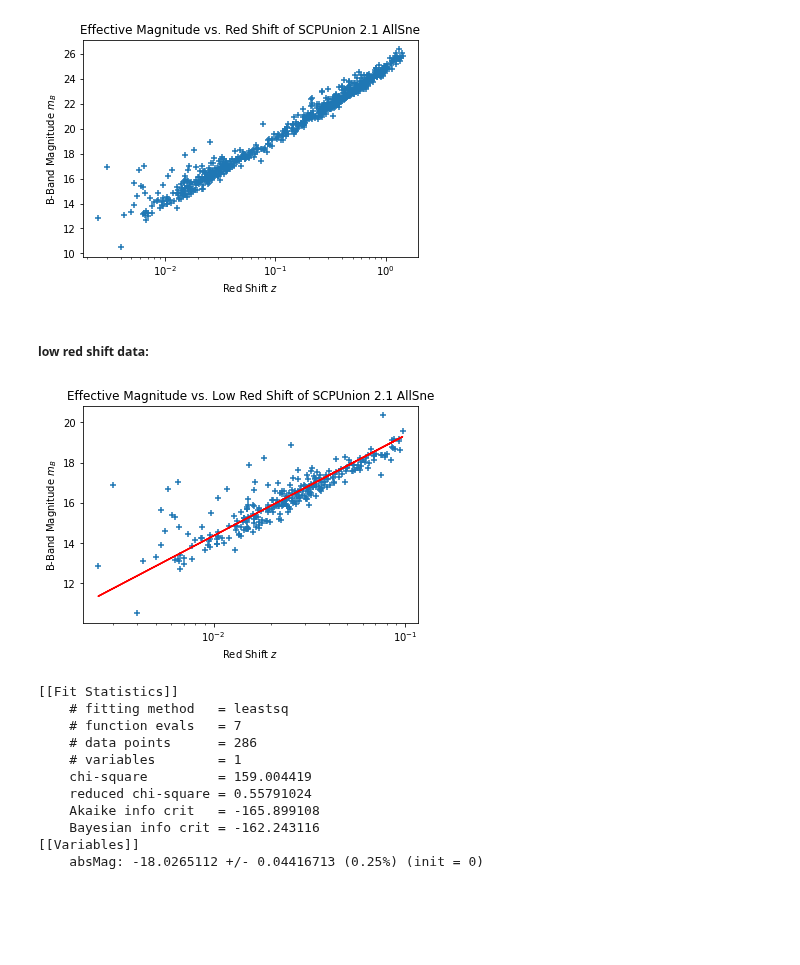
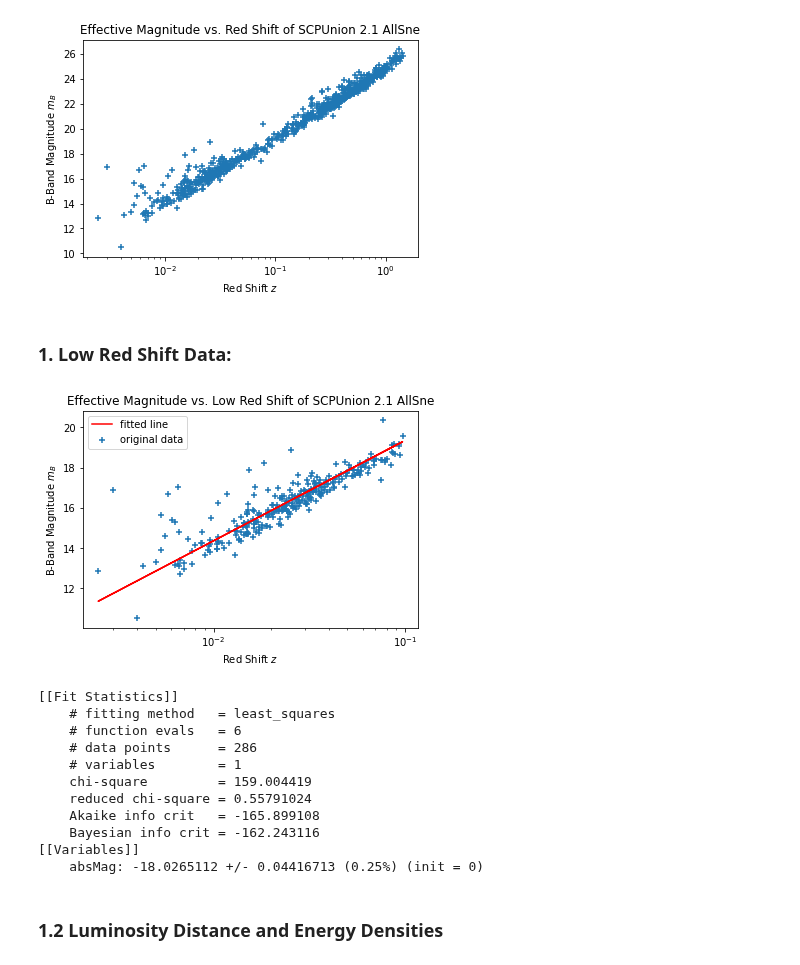
Before and after one commit to xli2522/expanding-universe, a Jupyter notebook: Expanding_Universe.ipynb, the cells around one changed output. Cells and saved outputs as stored; diff of their text form; code cells hidden in the pictures; blank space fills up the shorter version.

```diff
--- a/Expanding_Universe.ipynb
+++ b/Expanding_Universe.ipynb
@@ -13,7 +10,7 @@ import pandas as pd
 import re
 # %%
 # extract data from the 2011
-data=pd.read_csv('SCPUnion2.1_AllSNe.txt', sep=' & ', dtype='object')
+data=pd.read_csv('SCPUnion2.1_AllSNe.txt', sep=' & ', engine='python', dtype='object')
 # %%
 print(data.columns)
 data = data[data['status'] != r'f\\']       # remove failed data
@@ -62,8 +59,8 @@ plt.title('Effective Magnitude vs. Red Shift of SCPUnion 2.1 AllSne')
 plt.show()
 # %% [output]
 [figure]
-# %% [markdown]
-##### low red shift data:
+# %% [markdown]
+### 1. Low Red Shift Data:
 # %%
 # obtain low red shift data
 redShift_float = np.float_(redShift_exact); magB_float = np.float_(magB_exact)        # convert all values to float
@@ -76,34 +73,38 @@ redShift_high = redShift_float[redShift_high_position]
 magB_high = magB_float[redShift_high_position]
 # %%
-# now we do a linear fit
+# least-square fitting
 from lmfit import minimize, Parameters, Parameter, report_fit
 
 def residual(ps, magEff, z):
+    '''The residual function for equation (2)'''
     M_c = ps['absMag'].value
-    c = 3*10**8           # speed of light
-    model = M_c + 5*np.log10(c*z)
+    c = 3*10**8                         # speed of light
+    model = M_c + 5*np.log10(c*z)       # equation (2)
+
     return (model - magEff).ravel()
 
 params = Parameters()
-params.add('absMag', value = 0)        # set the chirp mass as the only variable
+params.add('absMag', value = 0)         # set the chirp mass as the only variable
 
-result_fit = minimize(residual, params, args=(magB_low, redShift_low), method='leastsq')
+result_fit = minimize(residual, params, args=(magB_low, redShift_low), method='least_squares')
 final_fit = magB_low + result_fit.residual.reshape(magB_low.shape)
 
-plt.scatter(redShift_low, magB_low, marker='+')       # original low red shift data
-plt.plot(redShift_low, final_fit, c='r')       # fitted magB value combined with original low red shift data
+plt.scatter(redShift_low, magB_low, marker='+', label='original data')          # original low red shift data
+plt.plot(redShift_low, final_fit, c='r', label='fitted line')                   # fitted magB values combined with original low red shift data
+
 plt.xscale('log')
 plt.xlabel(r'Red Shift $z$')
 plt.ylabel(r'B-Band Magnitude $m_B$')
 plt.title('Effective Magnitude vs. Low Red Shift of SCPUnion 2.1 AllSne')
+plt.legend()
 plt.show()
 
 report_fit(result_fit)
 # %% [output]
-[figure, old version]
+[figure, new version]
 [[Fit Statistics]]
-    # fitting method   = leastsq
-    # function evals   = 7
+    # fitting method   = least_squares
+    # function evals   = 6
     # data points      = 286
     # variables        = 1
     chi-square         = 159.004419
@@ -112,3 +113,5 @@ report_fit(result_fit)
     Bayesian info crit = -162.243116
 [[Variables]]
     absMag: -18.0265112 +/- 0.04416713 (0.25%) (init = 0)
+# %% [markdown]
+### 1.2 Luminosity Distance and Energy Densities
```
Also changed, not shown: parts of 10 cells of this notebook.
